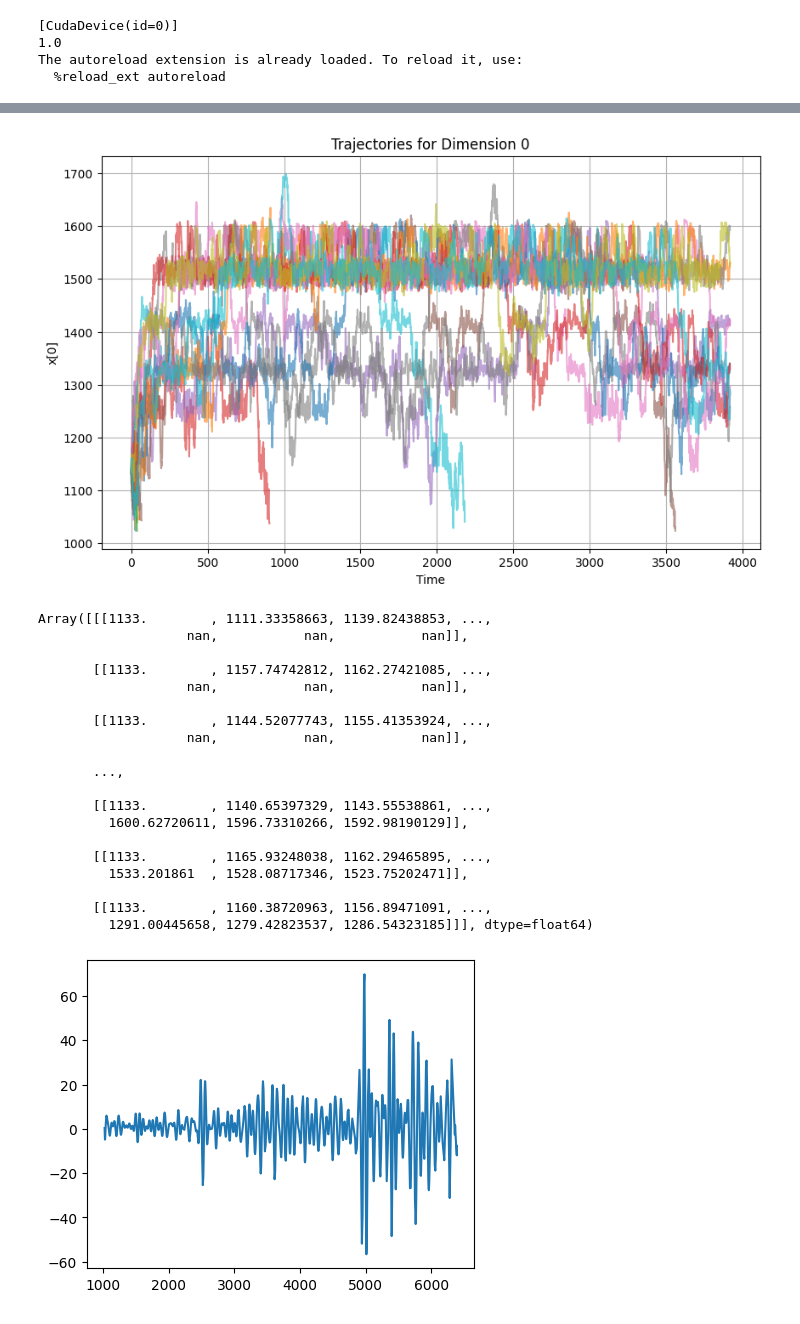
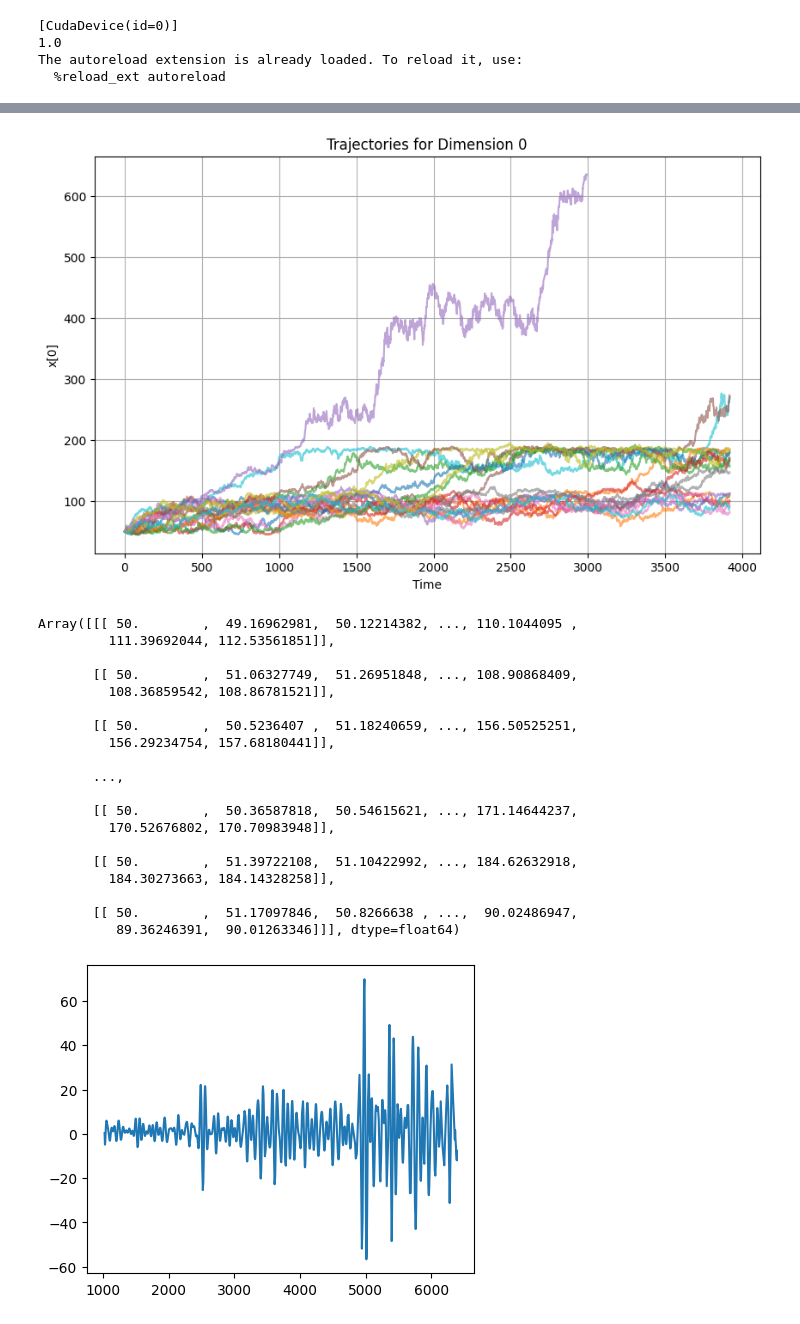
Before and after one commit to ojldoug/SDE_ARFF_GPU_financial_models, a Jupyter notebook: JAX_ARFF_training.ipynb, the cells around one changed output, grey strips where cells are left out. Saved outputs shown, nothing was run; the diff lists cells and outputs as text; code cells hidden in the pictures.

```diff
--- a/JAX_ARFF_training.ipynb
+++ b/JAX_ARFF_training.ipynb
@@ -131,34 +122,34 @@ print(drift_param["amp"].shape)
 (256, 1)
 # %%
-x_domain = np.array([[1133, 1133]])
+x_domain = np.array([[50, 50]])
 xlim = np.array([[min(x_data), max(x_data)]])
 
 n_trajectories = 20
 trajectory_time = 3918
 step_size = 1
 
 PR.plot_trajectories(drift_param, diff_param, x_domain, xlim, n_trajectories, trajectory_time, h, diff_type)
 # %% [output]
-[figure, old version]
+[figure, new version]
-Array([[[1133.        , 1111.33358663, 1139.82438853, ...,
-                   nan,           nan,           nan]],
+Array([[[ 50.        ,  49.16962981,  50.12214382, ..., 110.1044095 ,
+         111.39692044, 112.53561851]],
 
-       [[1133.        , 1157.74742812, 1162.27421085, ...,
-                   nan,           nan,           nan]],
+       [[ 50.        ,  51.06327749,  51.26951848, ..., 108.90868409,
+         108.36859542, 108.86781521]],
 
-       [[1133.        , 1144.52077743, 1155.41353924, ...,
-                   nan,           nan,           nan]],
+       [[ 50.        ,  50.5236407 ,  51.18240659, ..., 156.50525251,
+         156.29234754, 157.68180441]],
 
        ...,
 
-       [[1133.        , 1140.65397329, 1143.55538861, ...,
-         1600.62720611, 1596.73310266, 1592.98190129]],
+       [[ 50.        ,  50.36587818,  50.54615621, ..., 171.14644237,
+         170.52676802, 170.70983948]],
 
-       [[1133.        , 1165.93248038, 1162.29465895, ...,
-         1533.201861  , 1528.08717346, 1523.75202471]],
+       [[ 50.        ,  51.39722108,  51.10422992, ..., 184.62632918,
+         184.30273663, 184.14328258]],
 
-       [[1133.        , 1160.38720963, 1156.89471091, ...,
-         1291.00445658, 1279.42823537, 1286.54323185]]], dtype=float64)
+       [[ 50.        ,  51.17097846,  50.8266638 , ...,  90.02486947,
+          89.36246391,  90.01263346]]], dtype=float64)
 # %%
 PR.plot_train_v_true(drift_param, x_data)
 PR.plot_train_v_true(diff_param, x_data, diff_type=diff_type)
```
Also changed, not shown: parts of 5 cells of this notebook, 16 other files.
